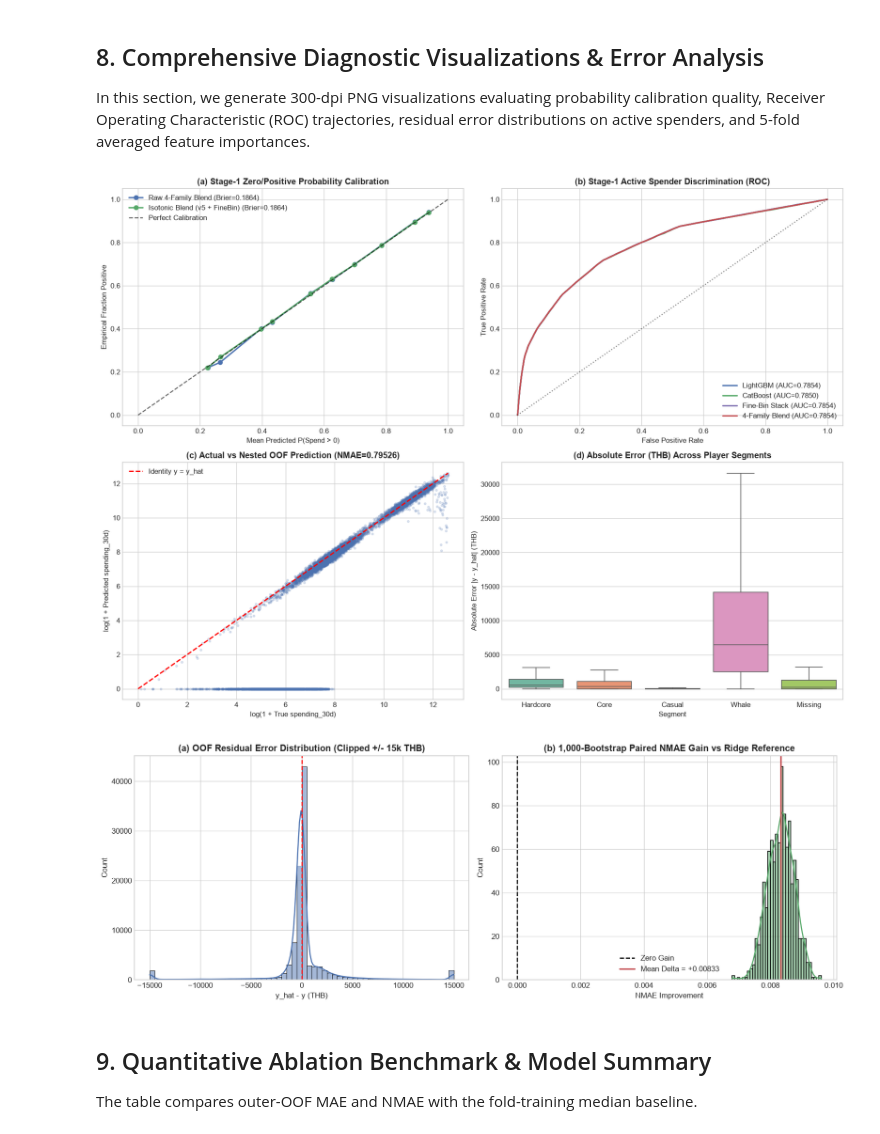
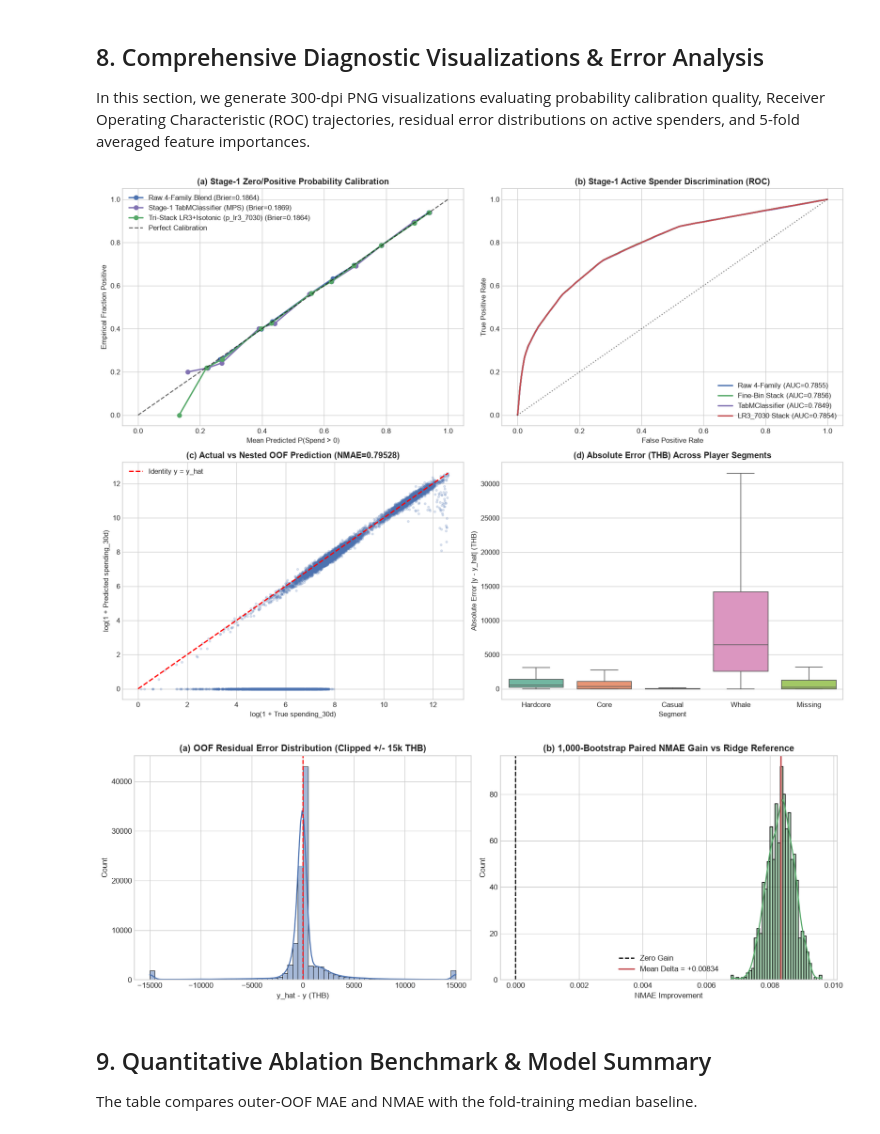
Before and after one commit to Palapluem/ml00x, a Jupyter notebook: task3/task3_monthly_spending.ipynb, the cells around one changed output. Drawn from its saved outputs; the diff is of its cells as text; code cells hidden in the pictures.

Commit message:
feat(run14): upgrade Tasks 2 & 3 zero-leakage nested ensembles + Task 4 4xViT+SWA stack (#46)

```diff
--- a/task3/task3_monthly_spending.ipynb
+++ b/task3/task3_monthly_spending.ipynb
@@ -926,7 +1167,8 @@ fig, axes = plt.subplots(2, 2, figsize=(15, 11))
 
 for label, probs, col in [
     ("Raw 4-Family Blend", p_ens_raw_oof, "#4C72B0"),
-    ("Isotonic Blend (v5 + FineBin)", p_iso_bl_oof, "#55A868"),
+    ("Stage-1 TabMClassifier (MPS)", p_tabm_oof, "#8172B2"),
+    ("Tri-Stack LR3+Isotonic (p_lr3_7030)", p_lr3_7030_oof, "#55A868"),
 ]:
     prob_true, prob_pred = calibration_curve(y_is_pos, probs, n_bins=12, strategy="uniform")
     axes[0, 0].plot(prob_pred, prob_true, marker="o", linewidth=2, color=col, label=f"{label} (Brier={brier_score_loss(y_is_pos, probs):.4f})")
@@ -936,8 +1178,8 @@ axes[0, 0].set_xlabel("Mean Predicted P(Spend > 0)")
 axes[0, 0].set_ylabel("Empirical Fraction Positive")
 axes[0, 0].legend(loc="upper left")
 
-for lbl, pr, c in [("LightGBM", p_lgb_oof, "#4C72B0"), ("CatBoost", p_cb_oof, "#55A868"),
-                   ("Fine-Bin Stack", p_fine_oof, "#8172B2"), ("4-Family Blend", p_ens_raw_oof, "#C44E52")]:
+for lbl, pr, c in [("Raw 4-Family", p_ens_raw_oof, "#4C72B0"), ("Fine-Bin Stack", p_fine_oof, "#55A868"),
+                   ("TabMClassifier", p_tabm_oof, "#8172B2"), ("LR3_7030 Stack", p_lr3_7030_oof, "#C44E52")]:
     fpr, tpr, _ = roc_curve(y_is_pos, pr)
     axes[0, 1].plot(fpr, tpr, label=f"{lbl} (AUC={roc_auc_score(y_is_pos, pr):.4f})", color=c, linewidth=2)
 axes[0, 1].plot([0, 1], [0, 1], "k:", alpha=0.5)
@@ -959,35 +1201,35 @@ axes[1, 0].legend()
 abs_err = np.abs(y - nested_oof_pred)
 seg_vis = train_df["segment"].fillna(-1).astype(int)
 err_df = pd.DataFrame({"Segment": seg_vis.map({-1: "Missing", 0: "Casual", 1: "Core", 2: "Hardcore", 3: "Whale"}), "AbsErr": abs_err})
 sns.boxplot(data=err_df, x="Segment", y="AbsErr", showfliers=False, ax=axes[1, 1], palette="Set2")
 axes[1, 1].set_title("(d) Absolute Error (THB) Across Player Segments", fontweight="bold")
 axes[1, 1].set_ylabel("Absolute Error |y - y_hat| (THB)")
 
 plt.tight_layout()
 fig2_path = os.path.join(ASSETS_DIR, "figure2-hurdle-calibration-diagnostics.png")
 plt.savefig(fig2_path, dpi=300, bbox_inches="tight")
 plt.show()
 
 fig, axes = plt.subplots(1, 2, figsize=(14, 5))
 sns.histplot(np.clip(nested_oof_pred - y, -15000, 15000), bins=60, kde=True, color="#4C72B0", ax=axes[0])
 axes[0].axvline(0, color="red", linestyle="--")
 axes[0].set_title("(a) OOF Residual Error Distribution (Clipped +/- 15k THB)", fontweight="bold")
 axes[0].set_xlabel("y_hat - y (THB)")
 
 sns.histplot(paired_delta, bins=35, kde=True, color="#55A868", ax=axes[1])
 axes[1].axvline(0, color="black", linestyle="--", label="Zero Gain")
 axes[1].axvline(np.mean(paired_delta), color="#C44E52", linewidth=2, label=f"Mean Delta = {np.mean(paired_delta):+.5f}")
 axes[1].set_title("(b) 1,000-Bootstrap Paired NMAE Gain vs Ridge Reference", fontweight="bold")
 axes[1].set_xlabel("NMAE Improvement")
 axes[1].legend()
 
 plt.tight_layout()
 fig3_path = os.path.join(ASSETS_DIR, "figure3-residual-error-distribution.png")
 plt.savefig(fig3_path, dpi=300, bbox_inches="tight")
 plt.show()
 # %% [output]
-[figure, old version]
+[figure, new version]
-[figure, old version]
+[figure, new version]
 # %% [markdown]
 ## 9. Quantitative Ablation Benchmark & Model Summary
 
```
Also changed, not shown: parts of 12 cells of this notebook, 13 other files.
